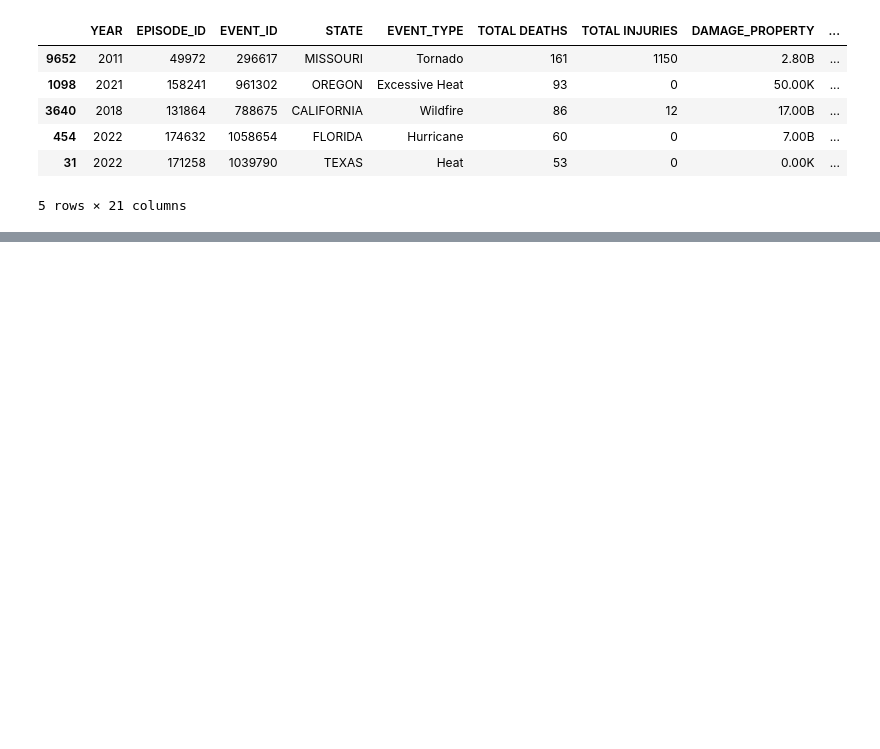
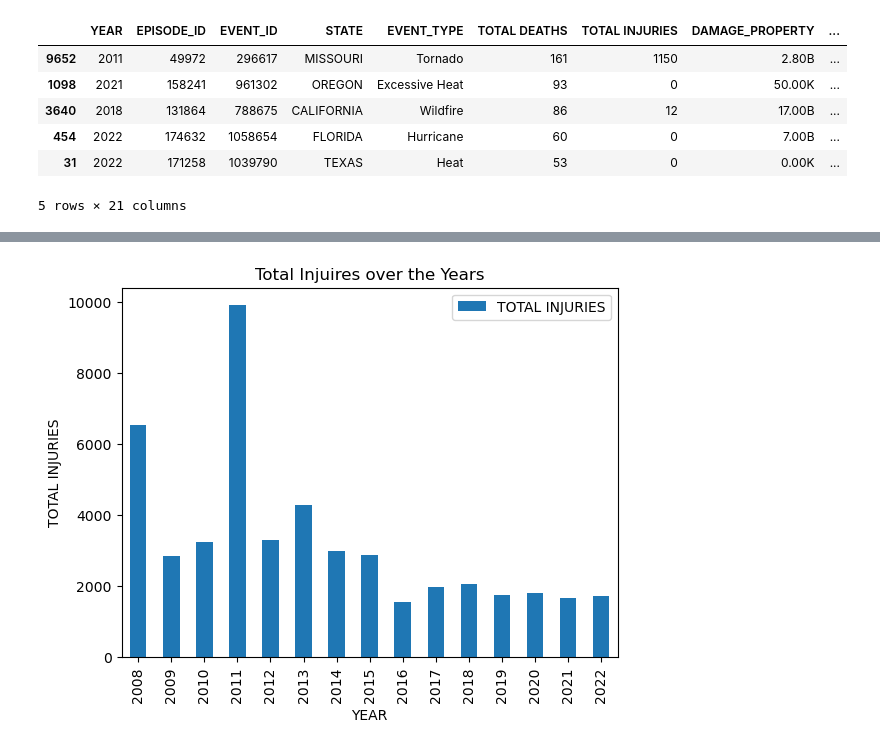
Before and after one commit to elizabethmorgan26/team1, a Jupyter notebook: mergestorm.ipynb, the cells around one changed output, grey strips where cells are left out. Saved outputs shown, nothing was run; the diff lists cells and outputs as text; code cells hidden in the pictures; blank space fills up the shorter version.

```diff
--- a/mergestorm.ipynb
+++ b/mergestorm.ipynb
@@ -287,10 +360,10 @@ plt.show()
 # %%
 # Create a scatter plot for total injuries over the years
-plt.figure(figsize=(12, 6))
-plt.scatter(groupbynarrow_df['YEAR'], groupbynarrow_df['TOTAL INJURIES'])
-plt.title('Total Injuries over the Years')
+injuriesbyyear.plot(kind = "bar")
+plt.title('Total Injuires over the Years')
 plt.xlabel('YEAR')
 plt.ylabel('TOTAL INJURIES')
-plt.grid(True)
 plt.show()
+# %% [output]
+[figure, added]
 # %%
```
Also changed, not shown: parts of 21 cells of this notebook, 2 other files.
